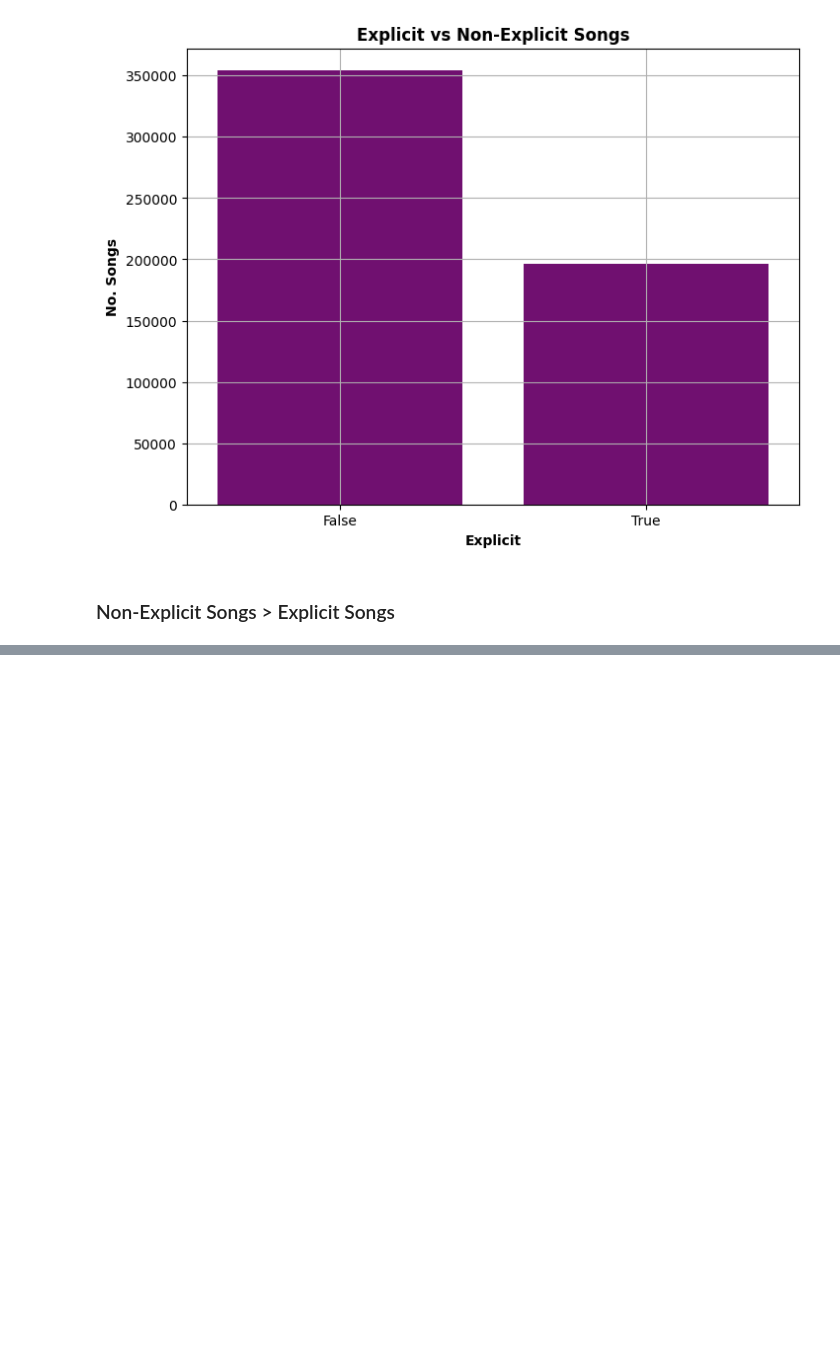
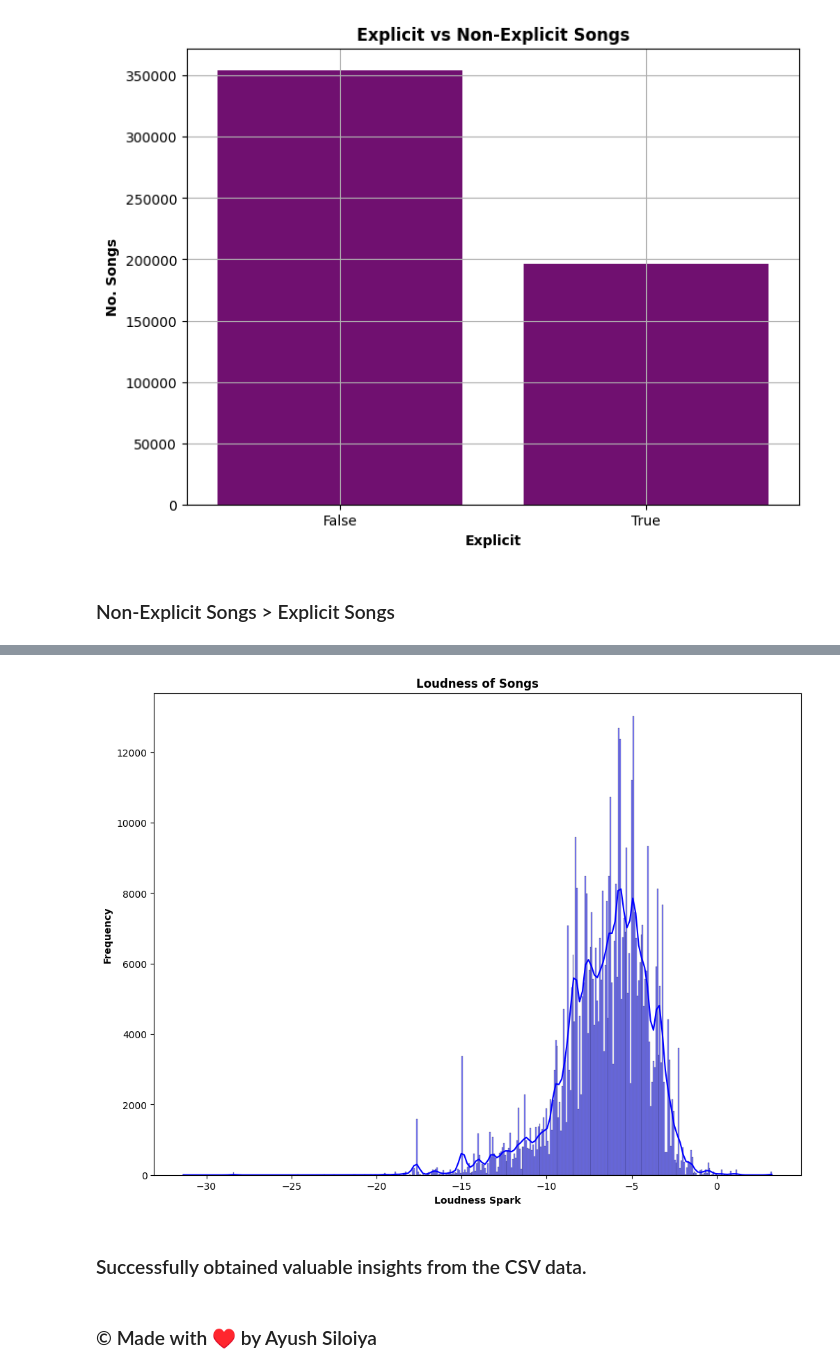
Before and after one commit to ayushsiloiya619/Spotify-Song-Analysis, a Jupyter notebook: Spotify_Analysis.ipynb, the cells around one changed output, grey strips where cells are left out. Saved outputs shown, nothing was run; the diff lists cells and outputs as text; code cells hidden in the pictures; blank space fills up the shorter version.

```diff
--- a/Spotify_Analysis.ipynb
+++ b/Spotify_Analysis.ipynb
@@ -359,0 +371,13 @@ plt.show()
+# %%
+plt.figure(figsize=(12,9))
+sns.histplot(df["loudness"],kde=True,color="b")
+plt.xlabel("Loudness Spark",fontweight="bold")
+plt.ylabel("Frequency",fontweight="bold")
+plt.title("Loudness of Songs",fontweight="bold")
+plt.show()
+# %% [output]
+[figure, added]
+# %% [markdown]
+### Successfully obtained valuable insights from the CSV data.
+# %% [markdown]
+### © Made with ♥ by Ayush Siloiya
```
Also changed, not shown: parts of 3 cells of this notebook.
